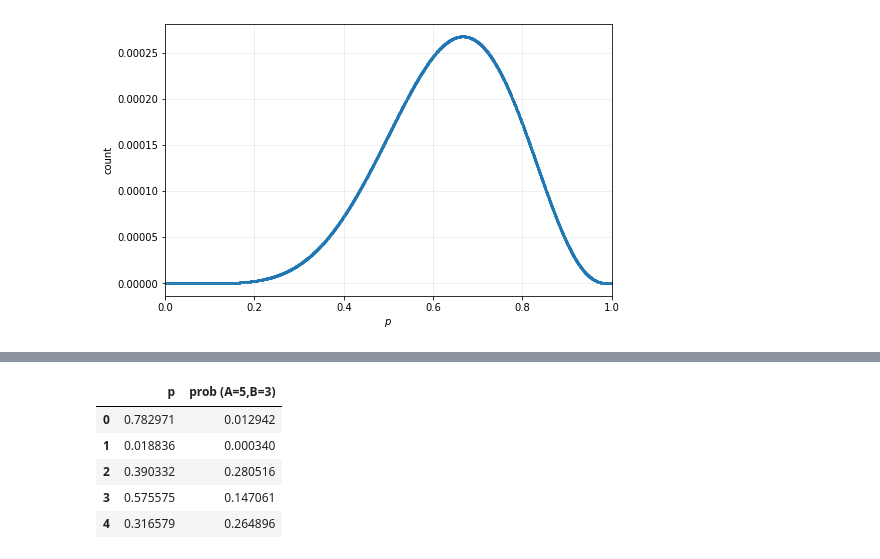
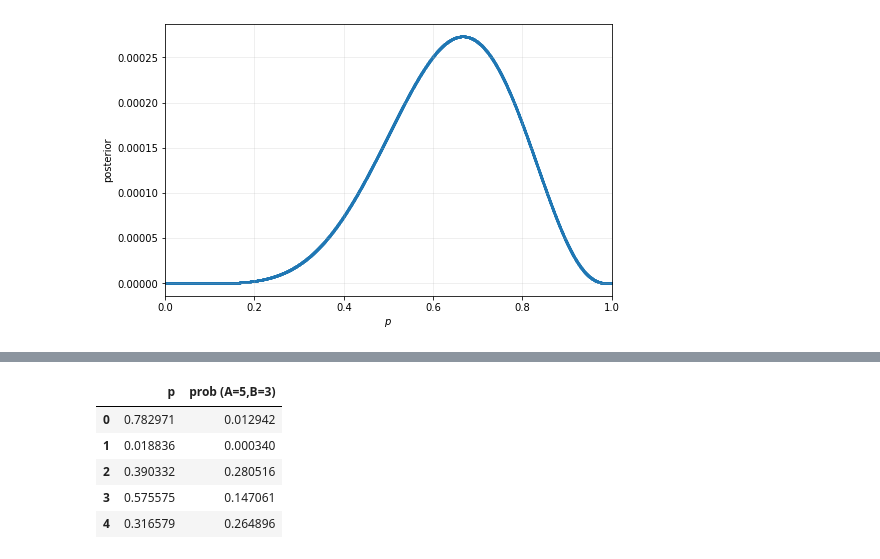
Before and after one commit to jsdiazpo/Bayesian-Digressions, a Jupyter notebook: Water-Land example.ipynb, the cells around one changed output, grey strips where cells are left out. Cells and saved outputs as stored; diff of their text form; code cells hidden in the pictures.

```diff
--- a/Water-Land example.ipynb
+++ b/Water-Land example.ipynb
@@ -8,20 +9,18 @@ from scipy.stats import binom as binomial
 # %%
 n_samples = 10000
 p = np.random.random(n_samples)
+p_grid = np.linspace(0, 1, n_samples)
 prob_prior= np.repeat(1, n_samples)
-prob_data = binomial.pmf(6,9,p)
+prob_data = binomial.pmf(6,9,p_grid)
 posterior = prob_data * prob_prior
 posterior /= np.sum(posterior)
 # %%
 fig, ax = plt.subplots(figsize=(8, 5))
 
 xmin, xmax = 0, 1
-ax.scatter(p, posterior, s=1)# color='dodgerblue', alpha=.7, histtype='stepfilled', ec='k')
+ax.scatter(p_grid, posterior, s=1)# color='dodgerblue', alpha=.7, histtype='stepfilled', ec='k')
 ymin, ymax = ax.axis()[-2:]
-# ax.plot([p_bob_freq, p_bob_freq], [0, ymax], 'r-', label='Frequentist')
-# ax.plot([p_bob_bayes, p_bob_bayes],[0,ymax], 'b-', label='Bayesian')
-ax.set(xlabel='$p$', ylabel='count', xlim=[xmin,xmax], ylim=[ymin,ymax])
+ax.set(xlabel='$p$', ylabel='posterior', xlim=[xmin,xmax], ylim=[ymin,ymax])
 ax.grid(lw=1, alpha=0.2, zorder=0);
-# ax.legend();
 # %% [output]
-[figure, old version]
+[figure, new version]
```
Also changed, not shown: parts of 8 cells of this notebook.
